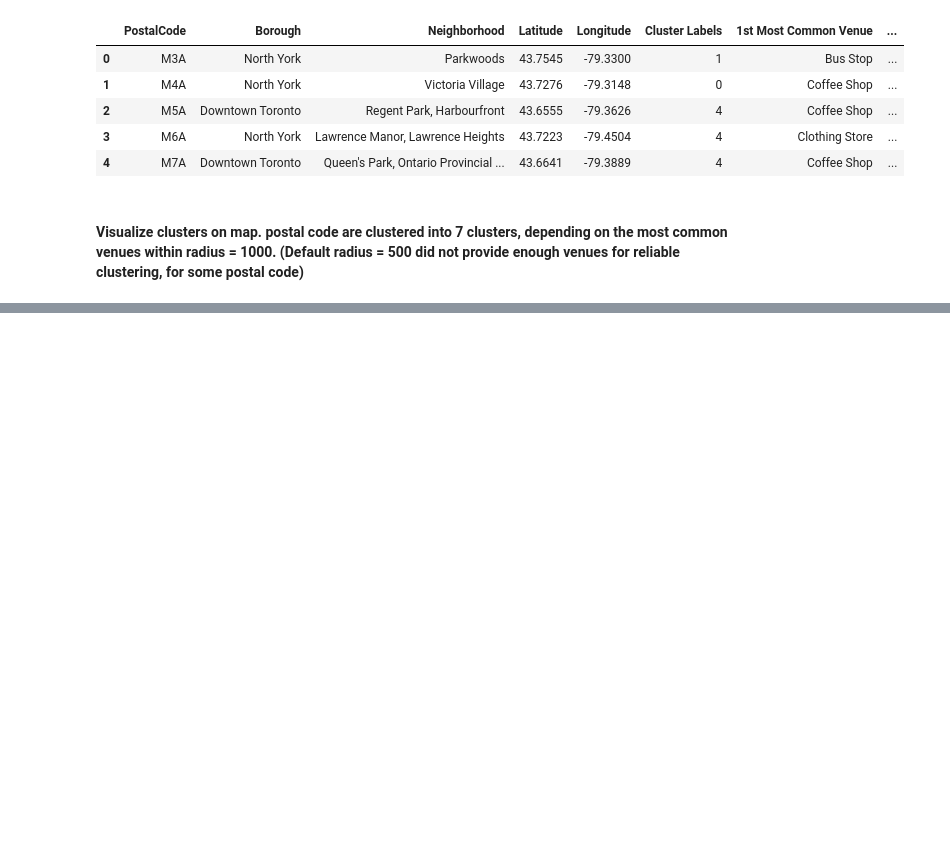
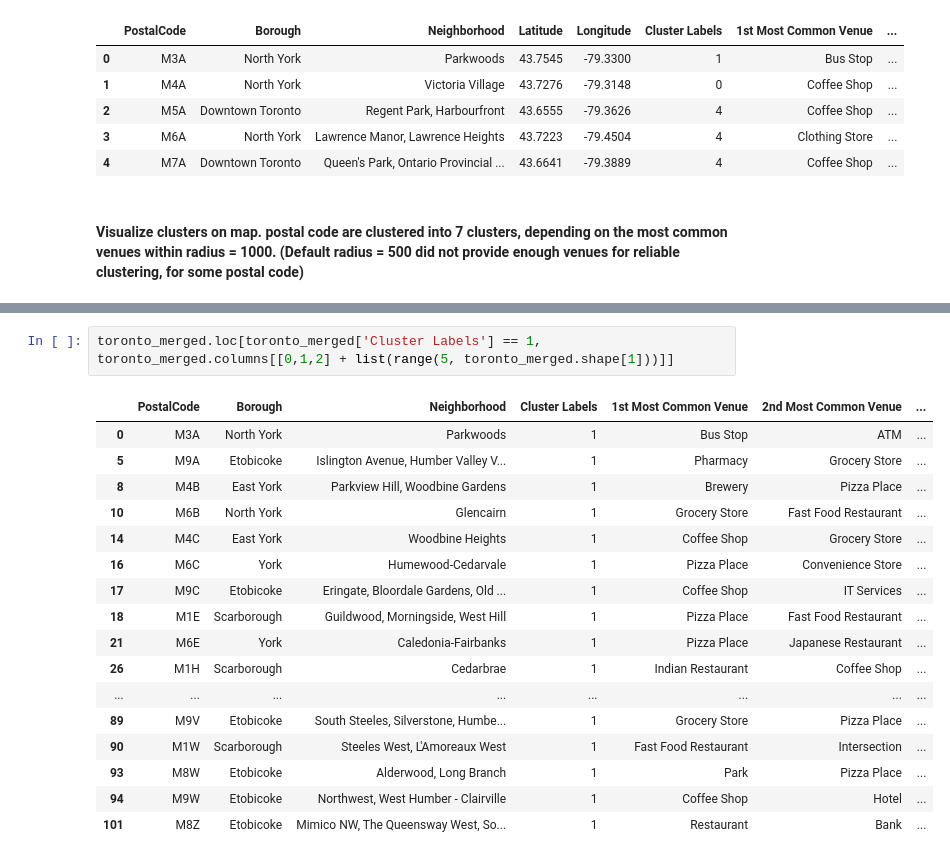
Before and after one commit to emilfh/Coursera_Capstone, a Jupyter notebook: assignment_neighborhoods_in_toronto.ipynb, the cells around one changed output, grey strips where cells are left out. Saved outputs shown, nothing was run; the diff lists cells and outputs as text; blank space fills up the shorter version.

```diff
--- a/assignment_neighborhoods_in_toronto.ipynb
+++ b/assignment_neighborhoods_in_toronto.ipynb
@@ -626,0 +650,20 @@ map_clusters
+# %%
+toronto_merged.loc[toronto_merged['Cluster Labels'] == 1, toronto_merged.columns[[0,1,2] + list(range(5, toronto_merged.shape[1]))]]
+# %% [output]
+|  | PostalCode | Borough | Neighborhood | Cluster Labels | 1st Most Common Venue | 2nd Most Common Venue | ... |
+| 0 | M3A | North York | Parkwoods | 1 | Bus Stop | ATM | ... |
+| 5 | M9A | Etobicoke | Islington Avenue, Humber Valley V... | 1 | Pharmacy | Grocery Store | ... |
+| 8 | M4B | East York | Parkview Hill, Woodbine Gardens | 1 | Brewery | Pizza Place | ... |
+| 10 | M6B | North York | Glencairn | 1 | Grocery Store | Fast Food Restaurant | ... |
+| 14 | M4C | East York | Woodbine Heights | 1 | Coffee Shop | Grocery Store | ... |
+| 16 | M6C | York | Humewood-Cedarvale | 1 | Pizza Place | Convenience Store | ... |
+| 17 | M9C | Etobicoke | Eringate, Bloordale Gardens, Old ... | 1 | Coffee Shop | IT Services | ... |
+| 18 | M1E | Scarborough | Guildwood, Morningside, West Hill | 1 | Pizza Place | Fast Food Restaurant | ... |
+| 21 | M6E | York | Caledonia-Fairbanks | 1 | Pizza Place | Japanese Restaurant | ... |
+| 26 | M1H | Scarborough | Cedarbrae | 1 | Indian Restaurant | Coffee Shop | ... |
+| ... | ... | ... | ... | ... | ... | ... | ... |
+| 89 | M9V | Etobicoke | South Steeles, Silverstone, Humbe... | 1 | Grocery Store | Pizza Place | ... |
+| 90 | M1W | Scarborough | Steeles West, L'Amoreaux West | 1 | Fast Food Restaurant | Intersection | ... |
+| 93 | M8W | Etobicoke | Alderwood, Long Branch | 1 | Park | Pizza Place | ... |
+| 94 | M9W | Etobicoke | Northwest, West Humber - Clairville | 1 | Coffee Shop | Hotel | ... |
+| 101 | M8Z | Etobicoke | Mimico NW, The Queensway West, So... | 1 | Restaurant | Bank | ... |
```
Also changed, not shown: parts of 7 cells of this notebook.
